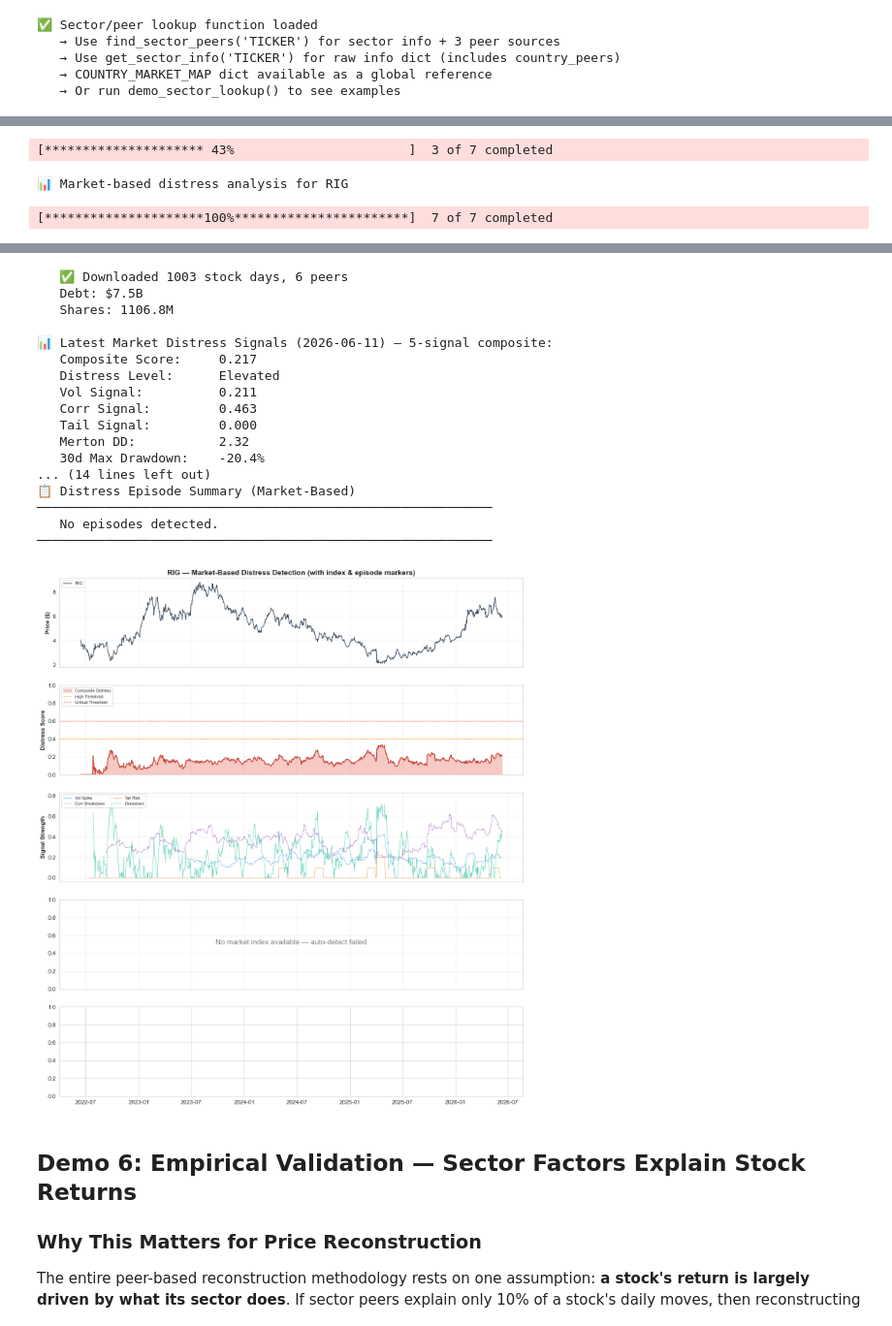
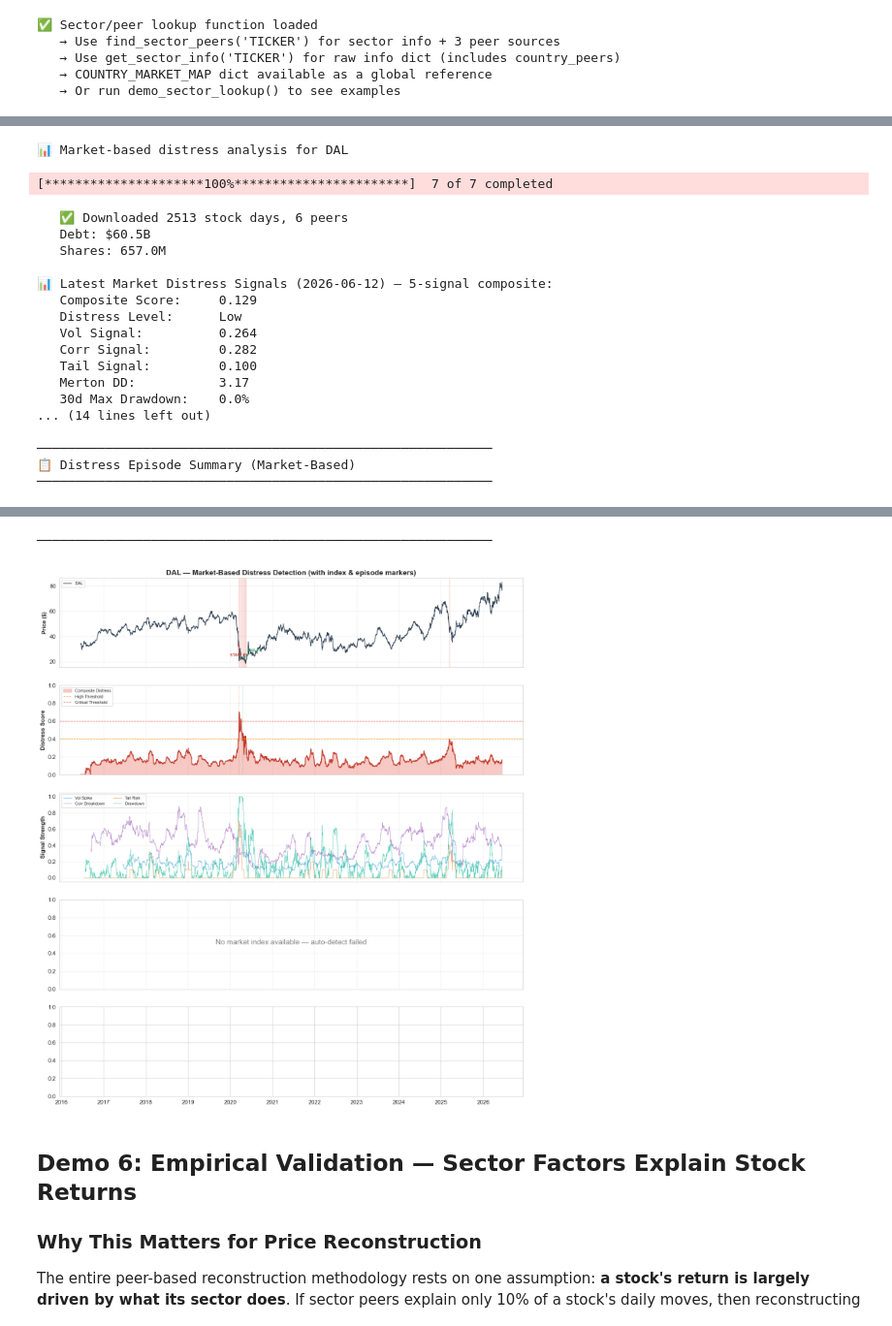
Before and after one commit to yev-dev/quant-finance, a Jupyter notebook: qf/timeseries/notebooks/distress_reconstruction_methodology.ipynb, the cells around one changed output, grey strips where cells are left out. Shown at 97% size. Drawn from its saved outputs; the diff is of its cells as text; code cells hidden in the pictures.

```diff
--- a/qf/timeseries/notebooks/distress_reconstruction_methodology.ipynb
+++ b/qf/timeseries/notebooks/distress_reconstruction_methodology.ipynb
@@ -4050,8 +4050,8 @@ print(peers)
 #   MARKET_SCAN_TICKER="CVNA",   PEER_TICKERS_MKT=CVNA_PEERS    # Carvana
 #   MARKET_SCAN_TICKER="INTC",   PEER_TICKERS_MKT=INTC_PEERS    # Intel
 #
-MARKET_SCAN_TICKER = "RIG"        # Stock to analyze (edit me)
-PEER_TICKERS_MKT =['XOM', 'CVX', 'COP', 'EOG', 'SLB', 'OXY'] # Sector peers for correlation breakdown
+MARKET_SCAN_TICKER = "DAL"        # Stock to analyze (edit me)
+PEER_TICKERS_MKT =['CAT', 'GE', 'BA', 'HON', 'UPS', 'MMM'] # Sector peers for correlation breakdown
 
 print(f"📊 Market-based distress analysis for {MARKET_SCAN_TICKER}\n")
 
@@ -4059,7 +4059,7 @@ print(f"📊 Market-based distress analysis for {MARKET_SCAN_TICKER}\n")
 # NOTE: Market index is auto-detected by compute_market_distress_score()
 # based on the ticker's exchange suffix. No need to set it manually.
 end_date = datetime.now()
-start_date = end_date - timedelta(days=4 * 365)
+start_date = end_date - timedelta(days=10 * 365)
 all_tickers_mkt = [MARKET_SCAN_TICKER] + PEER_TICKERS_MKT
 mkt_prices = download_peer_prices(all_tickers_mkt,
                                    start=start_date.strftime("%Y-%m-%d"),
@@ -4284,6 +4284,22 @@ else:
     print("   No episodes detected.")
 print(f"{'─'*60}\n")
 # %% [output]
-[********************* 43%                       ]  3 of 7 completed
+📊 Market-based distress analysis for DAL
-📊 Market-based distress analysis for RIG
+[*********************100%***********************]  7 of 7 completed
-[*********************100%***********************]  7 of 7 completed
+   ✅ Downloaded 2513 stock days, 6 peers
+   Debt: $60.5B
+   Shares: 657.0M
+
+📊 Latest Market Distress Signals (2026-06-12) — 5-signal composite:
+   Composite Score:     0.129
+   Distress Level:      Low
+   Vol Signal:          0.264
+   Corr Signal:         0.282
+   Tail Signal:         0.100
+   Merton DD:           3.17
+   30d Max Drawdown:    0.0%
+... (14 lines left out)
+
+────────────────────────────────────────────────────────────
+📋 Distress Episode Summary (Market-Based)
+────────────────────────────────────────────────────────────
@@ -4290,21 +4308,5 @@ print(f"{'─'*60}\n")
-   ✅ Downloaded 1003 stock days, 6 peers
-   Debt: $7.5B
-   Shares: 1106.8M
-
-📊 Latest Market Distress Signals (2026-06-11) — 5-signal composite:
-   Composite Score:     0.217
-   Distress Level:      Elevated
-   Vol Signal:          0.211
-   Corr Signal:         0.463
-   Tail Signal:         0.000
-   Merton DD:           2.32
-   30d Max Drawdown:    -20.4%
-... (14 lines left out)
-📋 Distress Episode Summary (Market-Based)
 ────────────────────────────────────────────────────────────
-   No episodes detected.
-────────────────────────────────────────────────────────────
-[figure, old version]
+[figure, new version]
 # %% [markdown]
 ## Demo 6: Empirical Validation — Sector Factors Explain Stock Returns
 
```
Also changed, not shown: parts of 8 cells of this notebook, 3 other files.
